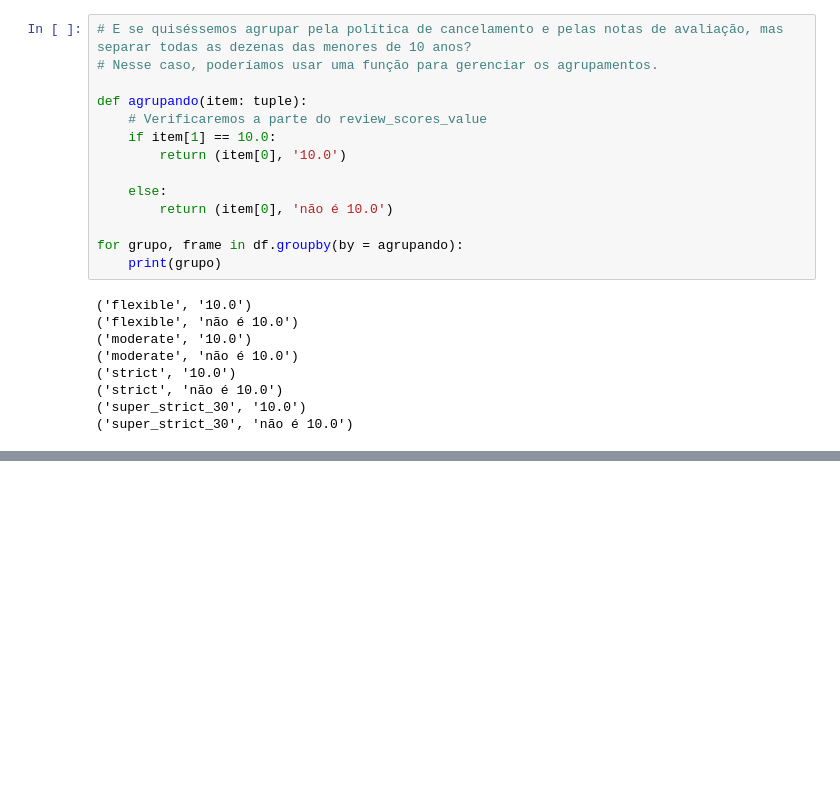
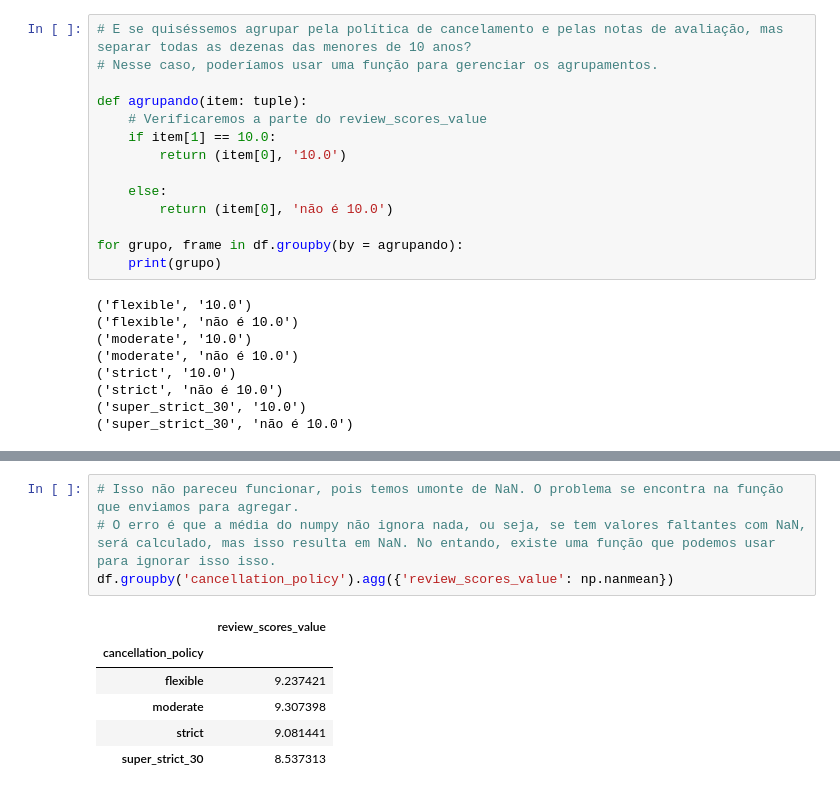
Before and after one commit to pedrozenatte/ciencia-de-dados-estudo, a Jupyter notebook: introducao-ciencia-de-dados/modulo-1/29_group_by.ipynb, the cells around one changed output, grey strips where cells are left out. Cells and saved outputs as stored; diff of their text form; blank space fills up the shorter version.

```diff
--- a/introducao-ciencia-de-dados/modulo-1/29_group_by.ipynb
+++ b/introducao-ciencia-de-dados/modulo-1/29_group_by.ipynb
@@ -311,0 +389,11 @@ for grupo, frame in df.groupby(by = agrupando):
+# %%
+# Isso não pareceu funcionar, pois temos umonte de NaN. O problema se encontra na função que enviamos para agregar.
+# O erro é que a média do numpy não ignora nada, ou seja, se tem valores faltantes com NaN, será calculado, mas isso resulta em NaN. No entando, existe uma função que podemos usar para ignorar isso isso.
+df.groupby('cancellation_policy').agg({'review_scores_value': np.nanmean})
+# %% [output]
+|  | review_scores_value |
+| cancellation_policy |  |
+| flexible | 9.237421 |
+| moderate | 9.307398 |
+| strict | 9.081441 |
+| super_strict_30 | 8.537313 |
```
Also changed, not shown: parts of 10 cells of this notebook.
